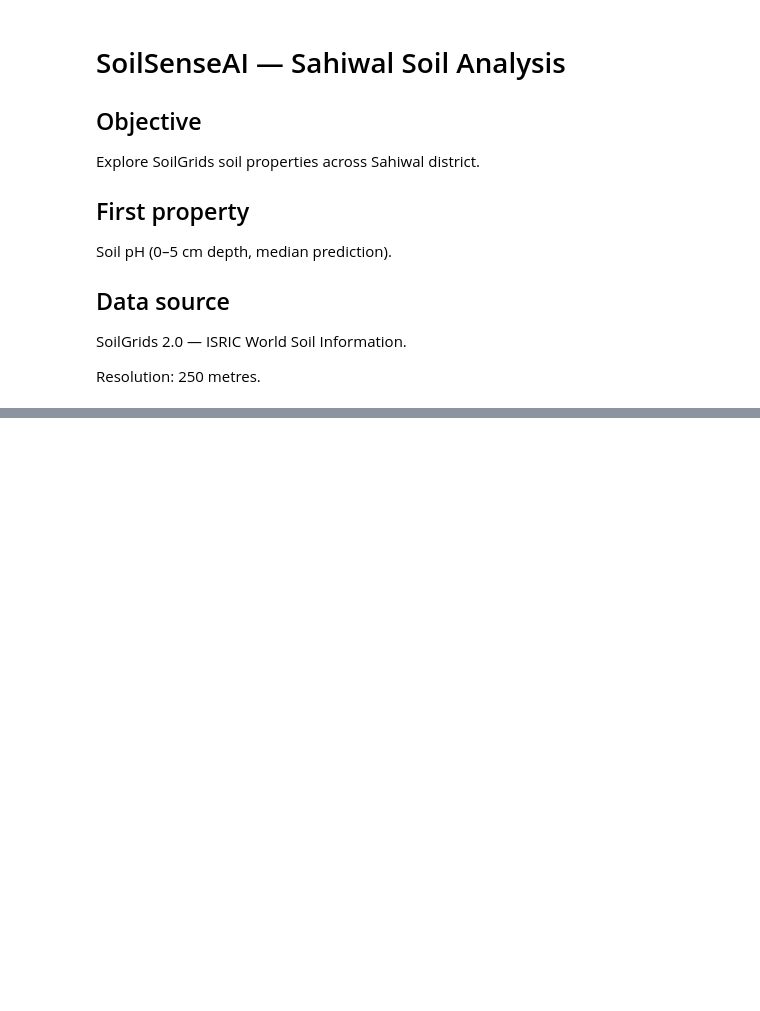
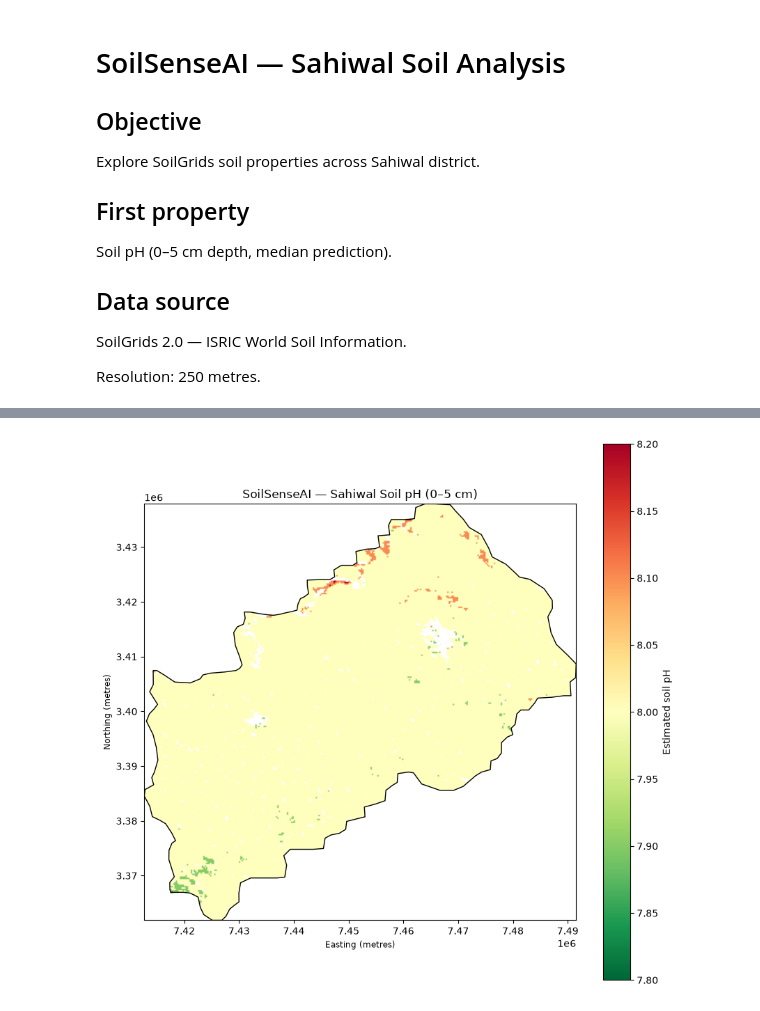
Before and after one commit to iammuhammadhassan/SoilSenseAi, a Jupyter notebook: src/01_boundary_visualization.ipynb, the cells around one changed output, grey strips where cells are left out. Drawn from its saved outputs; the diff is of its cells as text; code cells hidden in the pictures; blank space fills up the shorter version.

```diff
--- a/src/01_boundary_visualization.ipynb
+++ b/src/01_boundary_visualization.ipynb
@@ -53,0 +204,13 @@ Resolution: 250 metres.
+# %%
+with rasterio.open(raster_path) as src:
+
+    data = src.read(1, masked=True)
+
+    print("Minimum value:", data.min())
+    print("Maximum value:", data.max())
+    print("Mean value:", round(float(data.mean()), 2))
+    print("Valid pixels:", data.count())
+    print("Missing pixels:", data.size - data.count())
+
+    print("\nRaster metadata:")
+    print(src.tags())
@@ -53,0 +327,40 @@ Resolution: 250 metres.
+# %%
+import matplotlib.pyplot as plt
+import numpy as np
+import rasterio
+from rasterio.plot import show
+
+# Mask zero values provisionally; retain only non-zero estimates
+ph_map = np.ma.masked_where(
+    district_data.mask | (district_data.data == 0),
+    district_data.data / 10
+)
+
+fig, ax = plt.subplots(figsize=(10, 10))
+
+show(
+    ph_map,
+    transform=transform,
+    ax=ax,
+    cmap="RdYlGn_r"
+)
+
+sahiwal_raster_crs.boundary.plot(
+    ax=ax,
+    edgecolor="black",
+    linewidth=1
+)
+
+plt.colorbar(
+    ax.images[0],
+    ax=ax,
+    label="Estimated soil pH"
+)
+
+ax.set_title("SoilSenseAI — Sahiwal Soil pH (0–5 cm)")
+ax.set_xlabel("Easting (metres)")
+ax.set_ylabel("Northing (metres)")
+
+plt.show()
+# %% [output]
+[figure, added]
```
Also changed, not shown: parts of 35 cells of this notebook.
